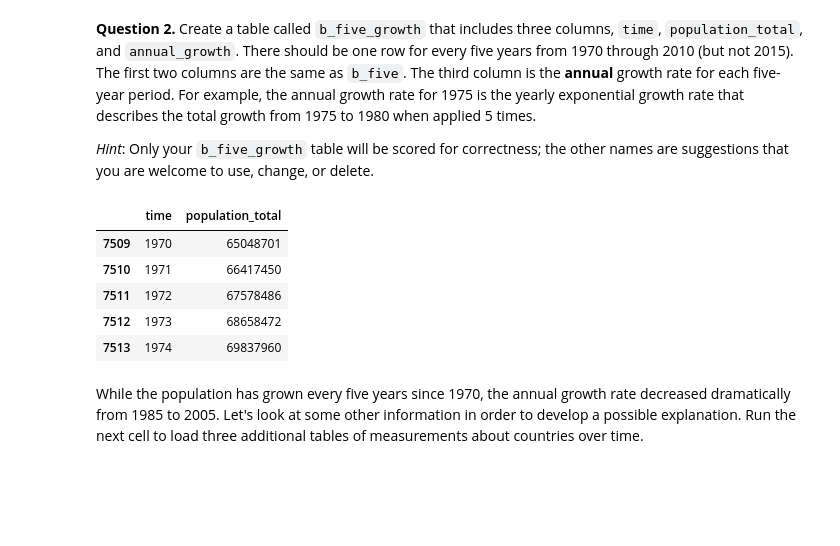
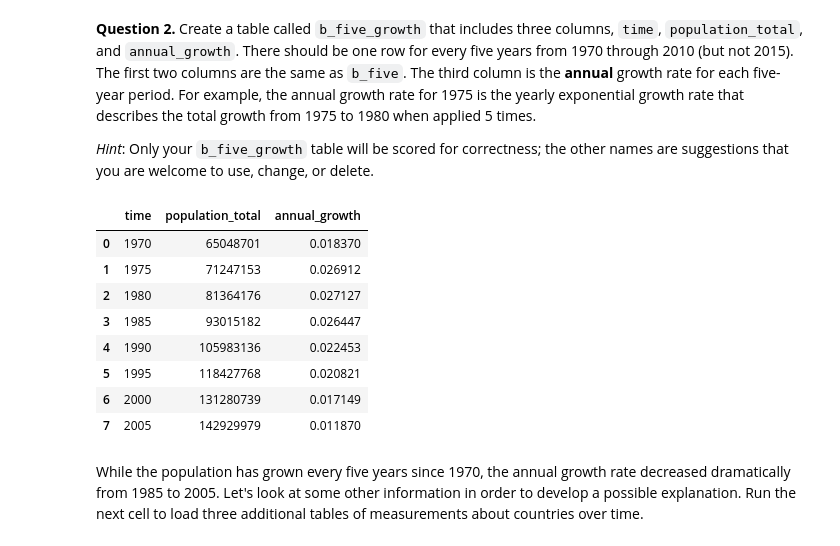
Before and after one commit to pedroalmada/Oxford_DataScience_Course, a Jupyter notebook: Assignments/Second-Assignment.ipynb, the cells around one changed output. Saved outputs shown, nothing was run; the diff lists cells and outputs as text; code cells hidden in the pictures; blank space fills up the shorter version.

```diff
--- a/Assignments/Second-Assignment.ipynb
+++ b/Assignments/Second-Assignment.ipynb
@@ -102,32 +102,44 @@ b_five
 **Question 2.** Create a table called `b_five_growth` that includes three columns, `time`, `population_total`, and `annual_growth`. There should be one row for every five years from 1970 through 2010 (but not 2015). The first two columns are the same as `b_five`. The third column is the **annual** growth rate for each five-year period. For example, the annual growth rate for 1975 is the yearly exponential growth rate that describes the total growth from 1975 to 1980 when applied 5 times.
 
 *Hint*: Only your `b_five_growth` table will be scored for correctness; the other names are suggestions that you are welcome to use, change, or delete.
-# %%
-# Step 1: Filter for Bangladesh using its 3-letter code 'BGD'
-#I made the mistake of assuming the three-letter coded were in uppercase, and overlookeds the display of the three firest collums above. I then oppened the csv and realized the mistake.
-b_pop = population[population['geo'] == 'bgd']
-
-# Step 2: filtering the rows where 'time' is between 1970 and 2015
-b_pop = b_pop[(b_pop['time'] >= 1970) & (b_pop['time'] <= 2015)]
-
-# Step 3: Keeping only the 'time' and 'population_total' columns
-#Use double brackets [['time', 'population_total']] to keep those columns.
-b_pop = b_pop[['time', 'population_total']]
-
-# At the end finally Display the first few rows to confirm all ius good
-b_pop.head()
-# %% [output]
-|  | time | population_total |
-| 7509 | 1970 | 65048701 |
-| 7510 | 1971 | 66417450 |
-| 7511 | 1972 | 67578486 |
-| 7512 | 1973 | 68658472 |
-| 7513 | 1974 | 69837960 |
 # %%
 b_1970_through_2010 = ...
 initial = ...
 changed = ...
 b_five_growth = ...
+# %%
+# Step 1: Filtering b_five to exclude 2015
+# I don't want 2015 because there's no "next" row for it to calculate growth
+b_1970_through_2010 = b_five[b_five['time'] <= 2010].reset_index(drop=True)
+
+# Step 2: Calculating the annual growth rate
+# I need two versions of the population_total column to calculate growth:
+# "initial" is population at time t (skip the last row)
+# 'changed" is population at time t+5 (skip the first row)
+initial = b_1970_through_2010['population_total'][:-1].values  # Population at time t
+changed = b_1970_through_2010['population_total'][1:].values   # Population at time t+5
+
+# Using the formula for exponential growth
+# Annual growth = (changed / initial) ** (1/5) - 1
+annual_growth = (changed / initial)**(1/5) - 1
+
+# Step 3: Add the growth rate to the table
+# I copy b_1970_through_2010 and drop the last row since it has no "next" value
+b_five_growth = b_1970_through_2010[:-1].copy()  # Drop the last row because it has no next value
+b_five_growth['annual_growth'] = annual_growth
+
+# Displaying e the final table
+b_five_growth
+# %% [output]
+|  | time | population_total | annual_growth |
+| 0 | 1970 | 65048701 | 0.018370 |
+| 1 | 1975 | 71247153 | 0.026912 |
+| 2 | 1980 | 81364176 | 0.027127 |
+| 3 | 1985 | 93015182 | 0.026447 |
+| 4 | 1990 | 105983136 | 0.022453 |
+| 5 | 1995 | 118427768 | 0.020821 |
+| 6 | 2000 | 131280739 | 0.017149 |
+| 7 | 2005 | 142929979 | 0.011870 |
 # %% [markdown]
 While the population has grown every five years since 1970, the annual growth rate decreased dramatically from 1985 to 2005. Let's look at some other information in order to develop a possible explanation. Run the next cell to load three additional tables of measurements about countries over time.
 # %%
```
Also changed, not shown: parts of 1 cell of this notebook.
